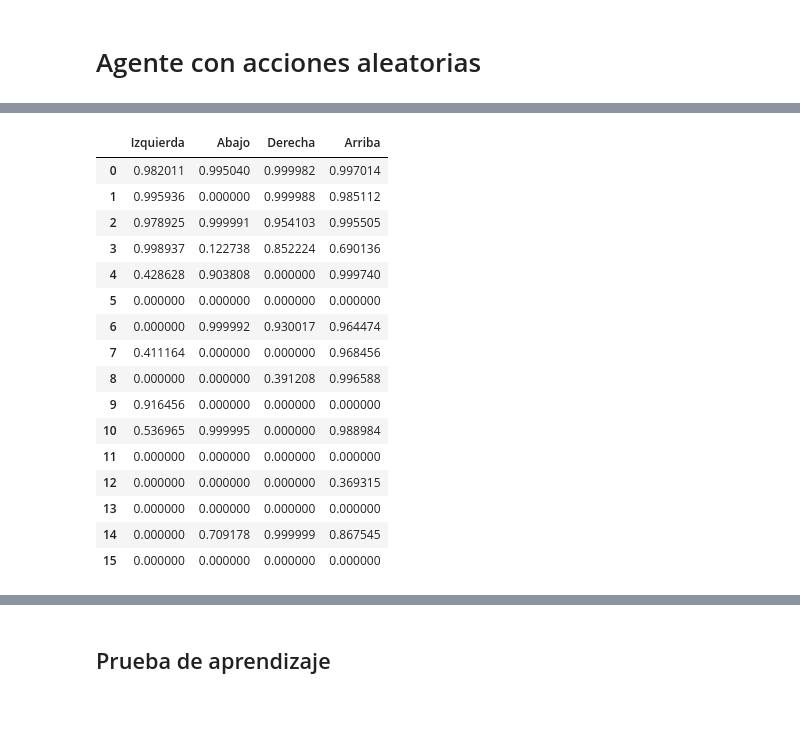
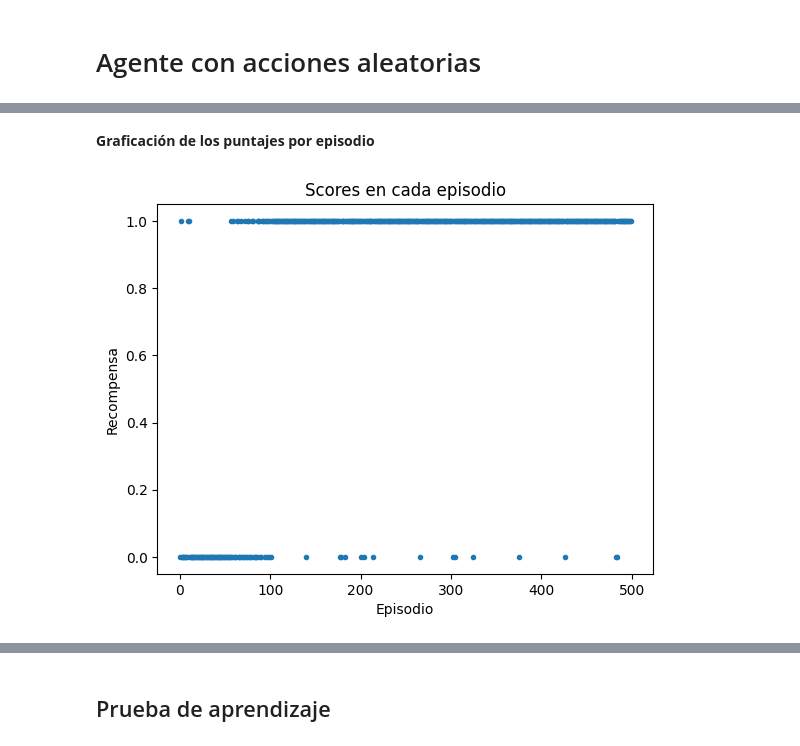
Before and after one commit to VictorMijangosDeLaCruz/InteligenciaArtificial, a Jupyter notebook: 05 Aprendizaje/07 QLearning.ipynb, the cells around one changed output, grey strips where cells are left out. Drawn from its saved outputs; the diff is of its cells as text; code cells hidden in the pictures; blank space fills up the shorter version.

```diff
--- a/05 Aprendizaje/07 QLearning.ipynb
+++ b/05 Aprendizaje/07 QLearning.ipynb
@@ -143,0 +239,5 @@ pd.DataFrame(data=Q_table, columns=['Izquierda', 'Abajo', 'Derecha', 'Arriba'])
+# %%
+def exploration_rate(n : int, min_rate= 0.1 ) -> float :
+    """Tasa de decaimiento de exploración en cada episodio"""
+    #
+    return max(min_rate, min(1, 1.0 - math.log10((n  + 1) / 25)))
@@ -144,21 +274,19 @@ pd.DataFrame(data=Q_table, columns=['Izquierda', 'Abajo', 'Derecha', 'Arriba'])
 # %%
-def policy(state, Q_table):
-    """Elije la acción en base a una política ambiciosa"""
-    return np.argmax(Q_table[state])
 
-def new_Q_value( reward, new_state, Q_table, discount_factor=1 ):
-    """Diferencia temporta para acutaliza el valor-Q del par estado-acción"""
-    #obtiene Q*
-    future_optimal_value = np.max(Q_table[new_state])
-    #R + \gammaxQ*
-    learned_value = reward + discount_factor * future_optimal_value
+def new_Q_value( reward : float , action, current_state, new_state : tuple , discount_factor=1 ) -> float:
+    """
+    Actualización del Q-value de un par estado-accón con el método de diferencias temporales:
 
-    return learned_value
+       reward = recompenza obtenida en el estado actual.
+       action = acción realizada
+       current_state = estado actual
+       new_state = estado siguiente
+       discount_factor = el peso que se le da al estado siguiente (entre más cercano a 1, más importa).
 
-def learning_rate(n, min_rate=0.01 ):
-    """Apata la tasa de aprendizaje"""
-    return max(min_rate, min(1.0, 1.0 - math.log10((n + 1) / 25)))
+    """
+    act_val = Q_table[current_state, action]                             #se obtiene el valor del estado actual
+    fut_opt_val = np.max(Q_table[new_state])                             #se obtiene el valor del estado siguiente
+    learned_value = reward + discount_factor * fut_opt_val-act_val       # r(s, a) + γmax Q' (s',a') - Q(s, a)
+    new_val = (1-lr)*act_val + lr*(learned_value)
 
-def exploration_rate(n, min_rate= 0.1 ):
-    """Adapta la tasa de exploración"""
-    return max(min_rate, min(1, 1.0 - math.log10((n  + 1) / 25)))
+    return new_val
@@ -215,20 +350,10 @@ plt.show()
-# %%
-pd.DataFrame(data=Q_table, columns=['Izquierda', 'Abajo', 'Derecha', 'Arriba'])
-# %% [output]
-|  | Izquierda | Abajo | Derecha | Arriba |
-| 0 | 0.982011 | 0.995040 | 0.999982 | 0.997014 |
-| 1 | 0.995936 | 0.000000 | 0.999988 | 0.985112 |
-| 2 | 0.978925 | 0.999991 | 0.954103 | 0.995505 |
-| 3 | 0.998937 | 0.122738 | 0.852224 | 0.690136 |
-| 4 | 0.428628 | 0.903808 | 0.000000 | 0.999740 |
-| 5 | 0.000000 | 0.000000 | 0.000000 | 0.000000 |
-| 6 | 0.000000 | 0.999992 | 0.930017 | 0.964474 |
-| 7 | 0.411164 | 0.000000 | 0.000000 | 0.968456 |
-| 8 | 0.000000 | 0.000000 | 0.391208 | 0.996588 |
-| 9 | 0.916456 | 0.000000 | 0.000000 | 0.000000 |
-| 10 | 0.536965 | 0.999995 | 0.000000 | 0.988984 |
-| 11 | 0.000000 | 0.000000 | 0.000000 | 0.000000 |
-| 12 | 0.000000 | 0.000000 | 0.000000 | 0.369315 |
-| 13 | 0.000000 | 0.000000 | 0.000000 | 0.000000 |
-| 14 | 0.000000 | 0.709178 | 0.999999 | 0.867545 |
-| 15 | 0.000000 | 0.000000 | 0.000000 | 0.000000 |
+# %% [markdown]
+**Graficación de los puntajes por episodio**
+# %%
+plt.plot(puntajes_ep,'.')
+plt.title('Scores en cada episodio')
+plt.xlabel('Episodio')
+plt.ylabel('Recompensa')
+plt.show()
+# %% [output]
+[figure, added]
```
Also changed, not shown: parts of 41 cells of this notebook, 1 other file.
